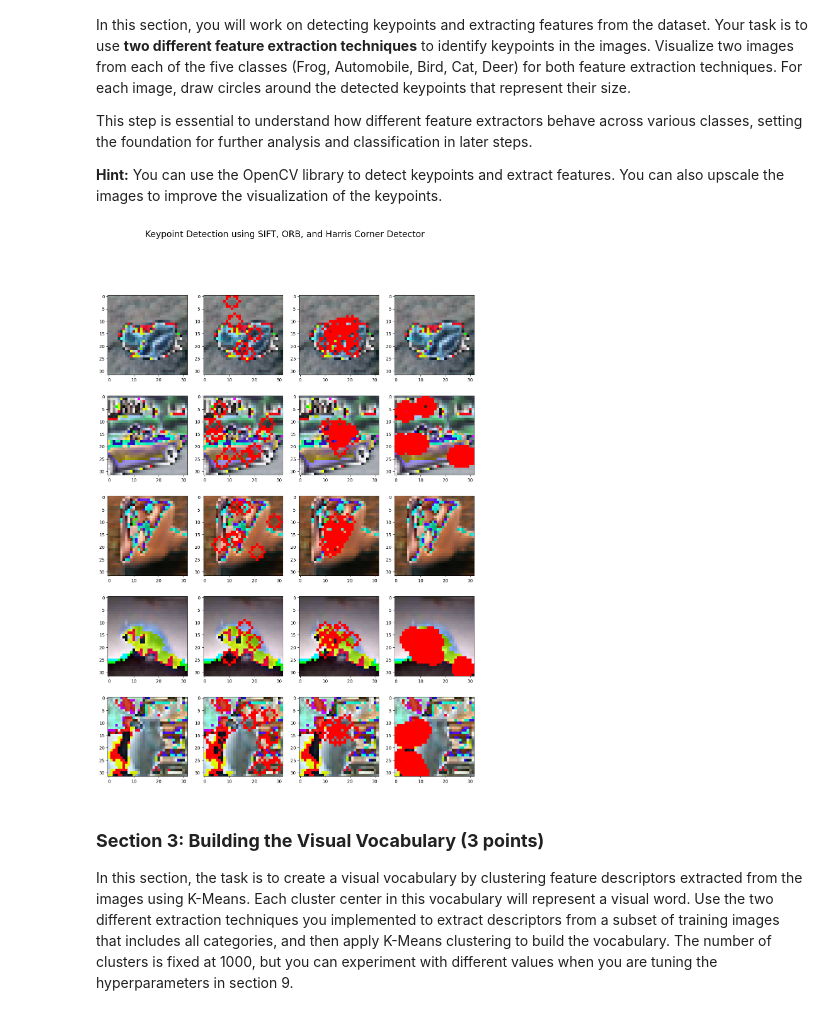
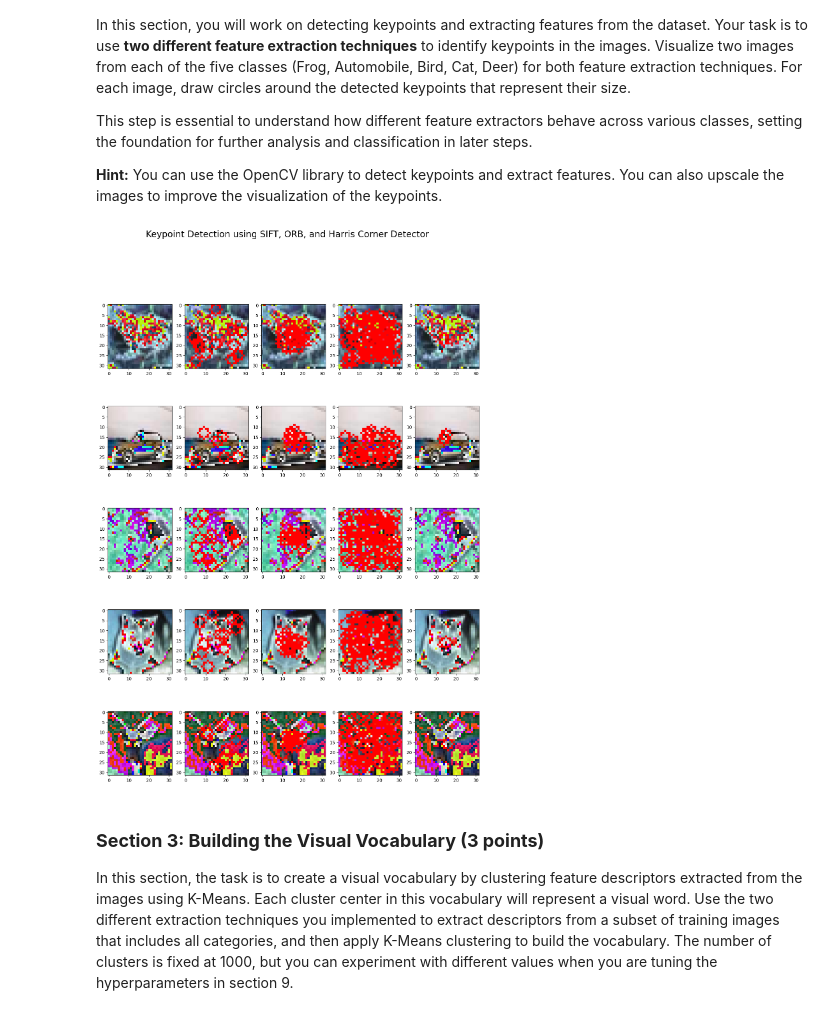
Before and after one commit to matthias-hagenauer/cv1_labs, a Jupyter notebook: cv1-lab-final-1/cv1-final-lab-part-1.ipynb, the cells around one changed output. Cells and saved outputs as stored; diff of their text form; code cells hidden in the pictures.

```diff
--- a/cv1-lab-final-1/cv1-final-lab-part-1.ipynb
+++ b/cv1-lab-final-1/cv1-final-lab-part-1.ipynb
@@ -221,13 +221,20 @@ def detect_keypoints_orb(image):
     keypoints = orb.detect(image, None)
     return keypoints
 
-def detect_harris_corners(image):
-    gray = cv2.cvtColor(image, cv2.COLOR_RGB2GRAY)
-    harris_corners = cv2.cornerHarris(gray, blockSize=2, ksize=3, k=0.04)
-    harris_corners = cv2.dilate(harris_corners, None)
-    threshold = 0.01
-    keypoints = np.argwhere(harris_corners > threshold)
+def detect_keypoints_fast(image):
+    fast = cv2.FastFeatureDetector_create()
+    keypoints = fast.detect(image, None)
     return keypoints
+
+def detect_keypoints_harris(image):
+    gray = cv2.cvtColor(image, cv2.COLOR_BGR2GRAY)
+    corners = cv2.cornerHarris(gray, blockSize=2, ksize=3, k=0.04)
+    return corners
+
+def detect_keypoints_brisk(image):
+    brisk = cv2.BRISK_create()
+    keypoints, descriptors = brisk.detectAndCompute(image, None)
+    return keypoints, descriptors
 
 def draw_keypoints(image, keypoints, title):
     img_with_keypoints = image.copy()
@@ -244,37 +251,41 @@ def draw_keypoints(image, keypoints, title):
 # if applied multiple times the same image could be chosen twice (or more times) - adjust?
 def get_random_picture(label=None):
     classes = {'Frog': 0, 'Automobile': 1, 'Bird': 2, 'Cat': 3, 'Deer': 4}
     if label is not None:
         matching_indices = [i.item() for i in torch.where(train_labels == classes[label])[0]]
         random_index = np.random.choice(matching_indices)
         return train_images[random_index].numpy(), random_index
     else:
         random_index = np.random.randint(0, train_images.shape[0])
         return train_images[random_index].numpy(), random_index
 
 classes = ['Frog', 'Automobile', 'Bird', 'Cat', 'Deer']
 images = [get_random_picture(label)[0] for label in classes]
 
-fig, axs = plt.subplots(len(classes), 4, figsize=(15, 20))
+fig, axs = plt.subplots(len(classes), 5, figsize=(15, 20))
 fig.suptitle('Keypoint Detection using SIFT, ORB, and Harris Corner Detector', fontsize=20)
 
 for i, cls in enumerate(classes):
     img = images[i]
     img = (img * 255).astype(np.uint8)
     img = cv2.cvtColor(img, cv2.COLOR_BGR2RGB)
 
     sift_keypoints = detect_keypoints_sift(img)
     orb_keypoints = detect_keypoints_orb(img)
-    harris_keypoints = detect_harris_corners(img)
+    #harris_keypoints = detect_keypoints_harris(img)
+    fast_keypoints = detect_keypoints_fast(img)
+    brisk_keypoints, _ = detect_keypoints_brisk(img)
 
     axs[i, 0].imshow(img)
     axs[i, 1].imshow(draw_keypoints(img, sift_keypoints, f'SIFT - {cls}'))
     axs[i, 2].imshow(draw_keypoints(img, orb_keypoints, f'ORB - {cls}'))
-    axs[i, 3].imshow(draw_keypoints(img, harris_keypoints, f'Harris - {cls}'))
+    #axs[i, 3].imshow(draw_keypoints(img, harris_keypoints, f'Harris - {cls}'))
+    axs[i, 3].imshow(draw_keypoints(img, fast_keypoints, f'Fast - {cls}'))
+    axs[i, 4].imshow(draw_keypoints(img, brisk_keypoints, f'Brisk - {cls}'))
 
 plt.show()
 # %% [output]
-[figure, old version]
+[figure, new version]
 # %% [markdown]
 <a id="section-3"></a>
 ### **Section 3: Building the Visual Vocabulary (3 points)**
```
Also changed, not shown: parts of 4 cells of this notebook.
